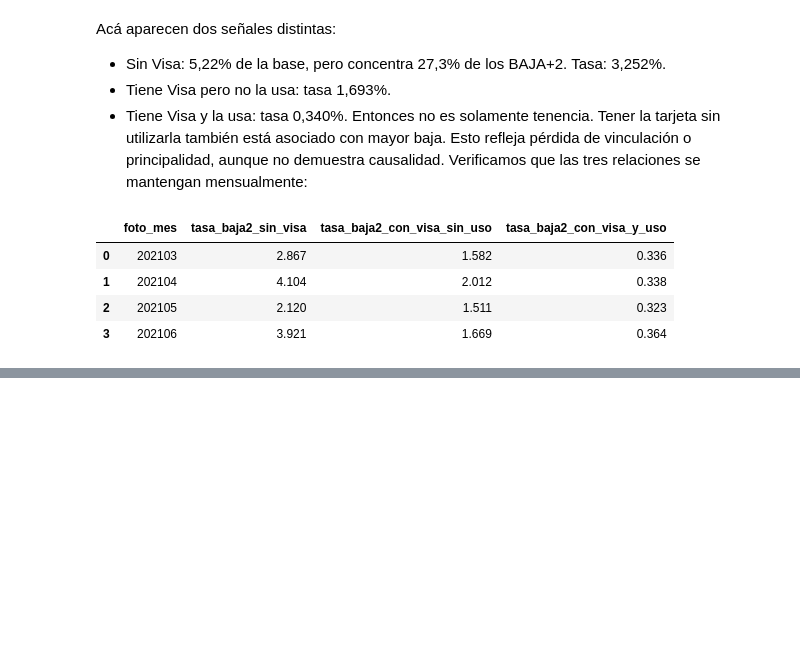
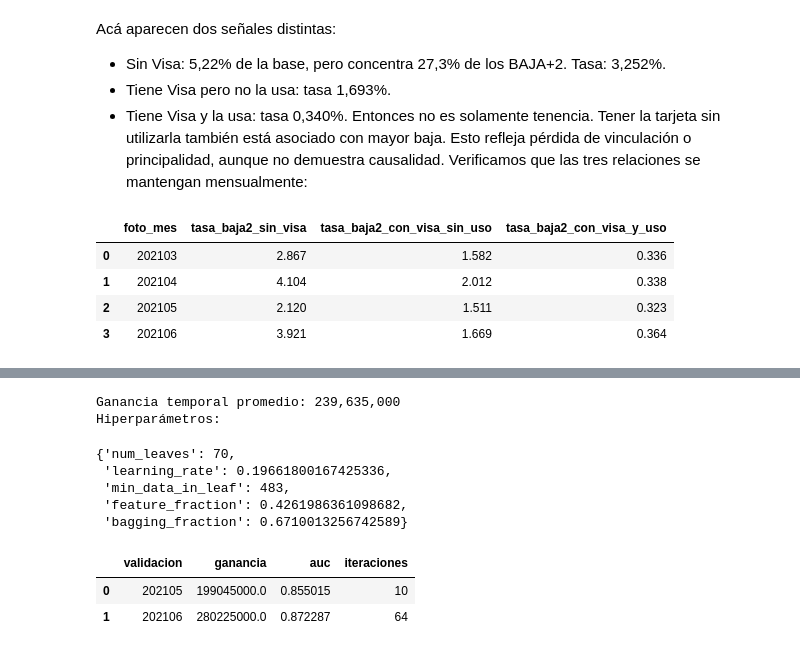
Before and after one commit to vmanuelmarasco/dmeyf_2c_2026, a Jupyter notebook: competencia.ipynb, the cells around one changed output, grey strips where cells are left out. Drawn from its saved outputs; the diff is of its cells as text; code cells hidden in the pictures; blank space fills up the shorter version.

```diff
--- a/competencia.ipynb
+++ b/competencia.ipynb
@@ -8328,0 +9034,60 @@ ORDER BY foto_mes;
+# %%
+optuna.logging.set_verbosity(
+    optuna.logging.WARNING
+)
+
+sampler = optuna.samplers.TPESampler(
+    seed=semillas[0]
+)
+
+study_base = optuna.create_study(
+    direction="maximize",
+    study_name="baseline_temporal_v1",
+    storage="sqlite:///optuna_competencia.db",
+    load_if_exists=True,
+    sampler=sampler
+)
+
+# Por ahora, un solo trial para comprobar el circuito.
+study_base.optimize(
+    objective_base,
+    n_trials=1
+)
+
+mejor_trial = study_base.best_trial
+
+print(
+    "Ganancia temporal promedio:",
+    f"{mejor_trial.value:,.0f}"
+)
+
+print("Hiperparámetros:")
+display(mejor_trial.params)
+
+resultados_temporales = pd.DataFrame([
+    {
+        "validacion": 202105,
+        "ganancia": mejor_trial.user_attrs["ganancia_202105"],
+        "auc": mejor_trial.user_attrs["auc_202105"],
+        "iteraciones": mejor_trial.user_attrs["iteraciones_202105"]
+    },
+    {
+        "validacion": 202106,
+        "ganancia": mejor_trial.user_attrs["ganancia_202106"],
+        "auc": mejor_trial.user_attrs["auc_202106"],
+        "iteraciones": mejor_trial.user_attrs["iteraciones_202106"]
+    }
+])
+
+display(resultados_temporales)
+# %% [output]
+Ganancia temporal promedio: 239,635,000
+Hiperparámetros:
+{'num_leaves': 70,
+ 'learning_rate': 0.19661800167425336,
+ 'min_data_in_leaf': 483,
+ 'feature_fraction': 0.4261986361098682,
+ 'bagging_fraction': 0.6710013256742589}
+|  | validacion | ganancia | auc | iteraciones |
+| 0 | 202105 | 199045000.0 | 0.855015 | 10 |
+| 1 | 202106 | 280225000.0 | 0.872287 | 64 |
```
Also changed, not shown: parts of 16 cells of this notebook.
